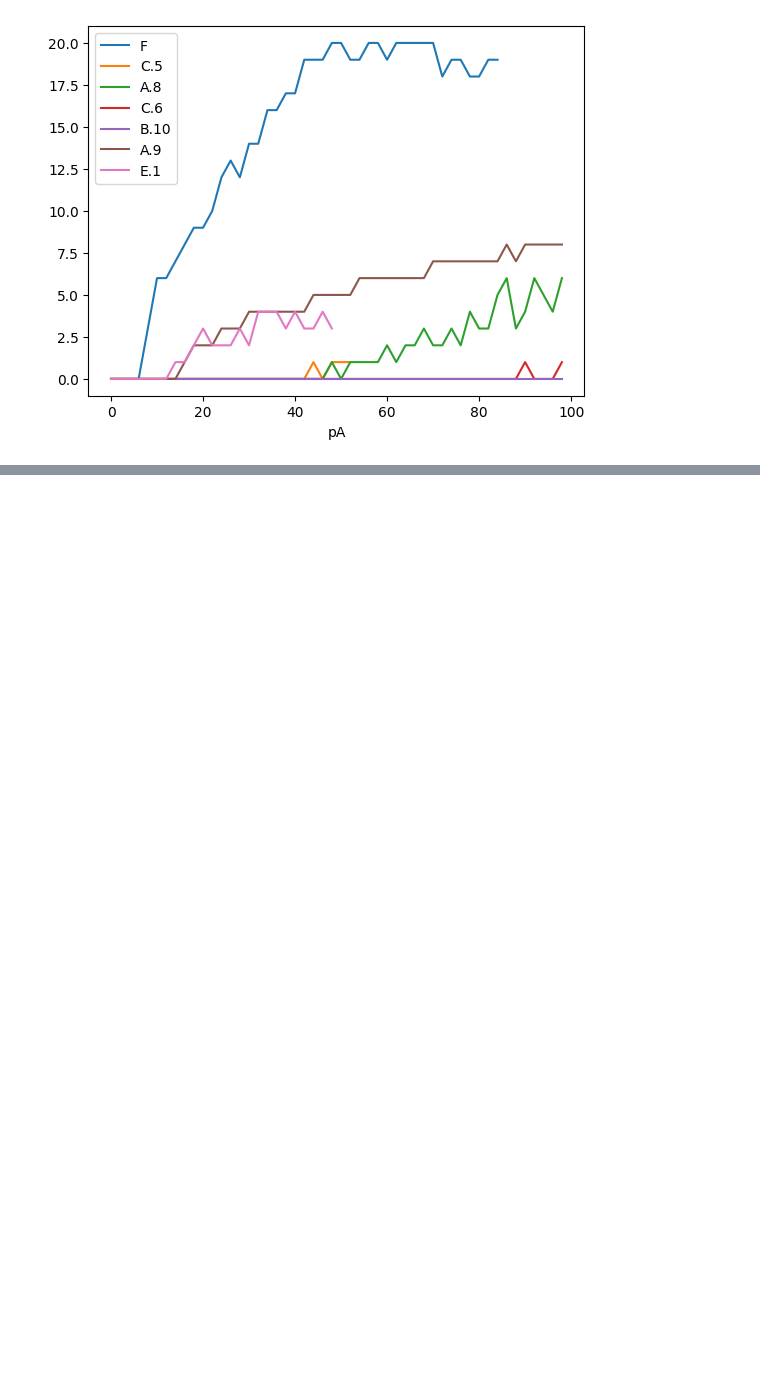
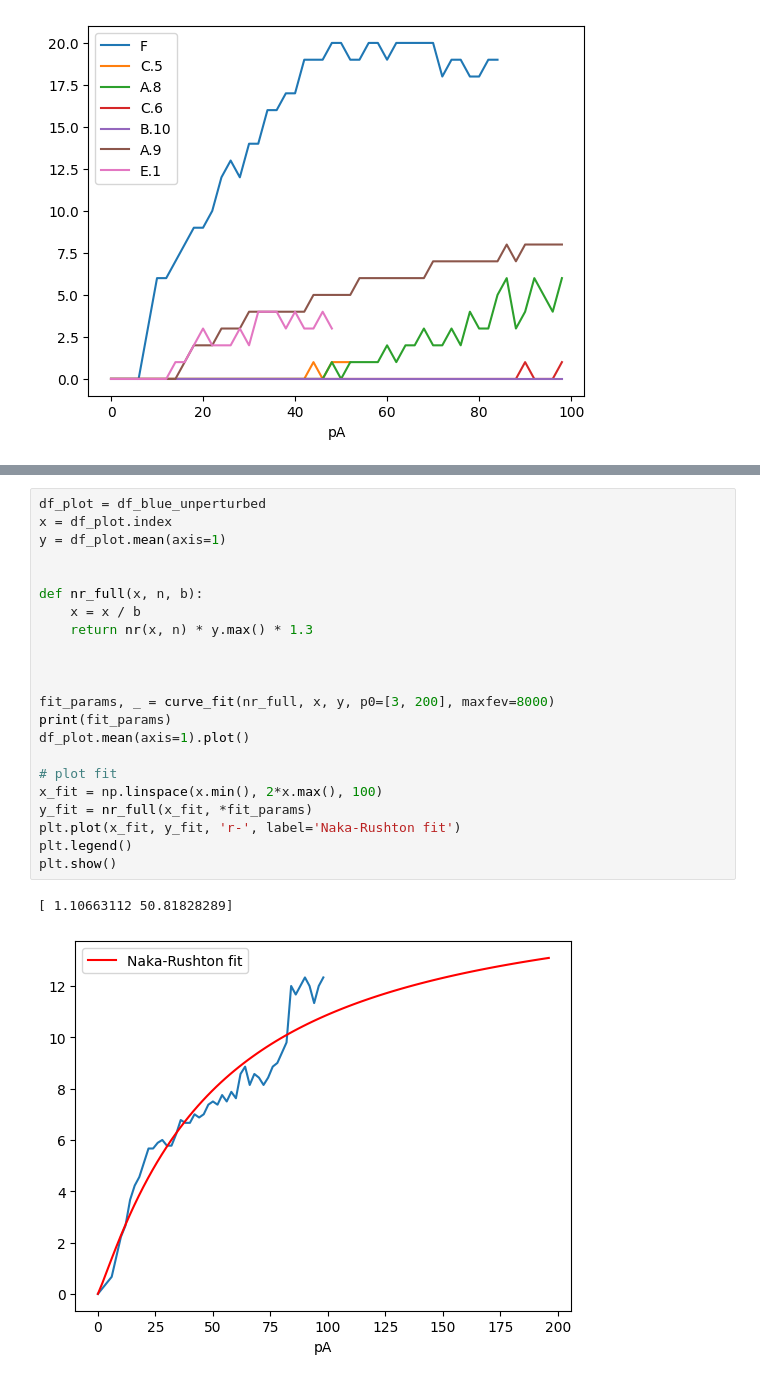
Before and after one commit to hizakim/4th_yr_project, a Jupyter notebook: TMR_after_26_2_8_n_fit.ipynb, the cells around one changed output, grey strips where cells are left out. Drawn from its saved outputs; the diff is of its cells as text; blank space fills up the shorter version.

```diff
--- a/TMR_after_26_2_8_n_fit.ipynb
+++ b/TMR_after_26_2_8_n_fit.ipynb
@@ -449,0 +456,25 @@ plt.show()
+# %%
+df_plot = df_blue_unperturbed
+x = df_plot.index
+y = df_plot.mean(axis=1)
+
+
+def nr_full(x, n, b):
+    x = x / b
+    return nr(x, n) * y.max() * 1.3
+
+
+
+fit_params, _ = curve_fit(nr_full, x, y, p0=[3, 200], maxfev=8000)
+print(fit_params)
+df_plot.mean(axis=1).plot()
+
+# plot fit
+x_fit = np.linspace(x.min(), 2*x.max(), 100)
+y_fit = nr_full(x_fit, *fit_params)
+plt.plot(x_fit, y_fit, 'r-', label='Naka-Rushton fit')
+plt.legend()
+plt.show()
+# %% [output]
+[ 1.10663112 50.81828289]
+[figure, added]
```
Also changed, not shown: parts of 3 cells of this notebook, 10 other files.
